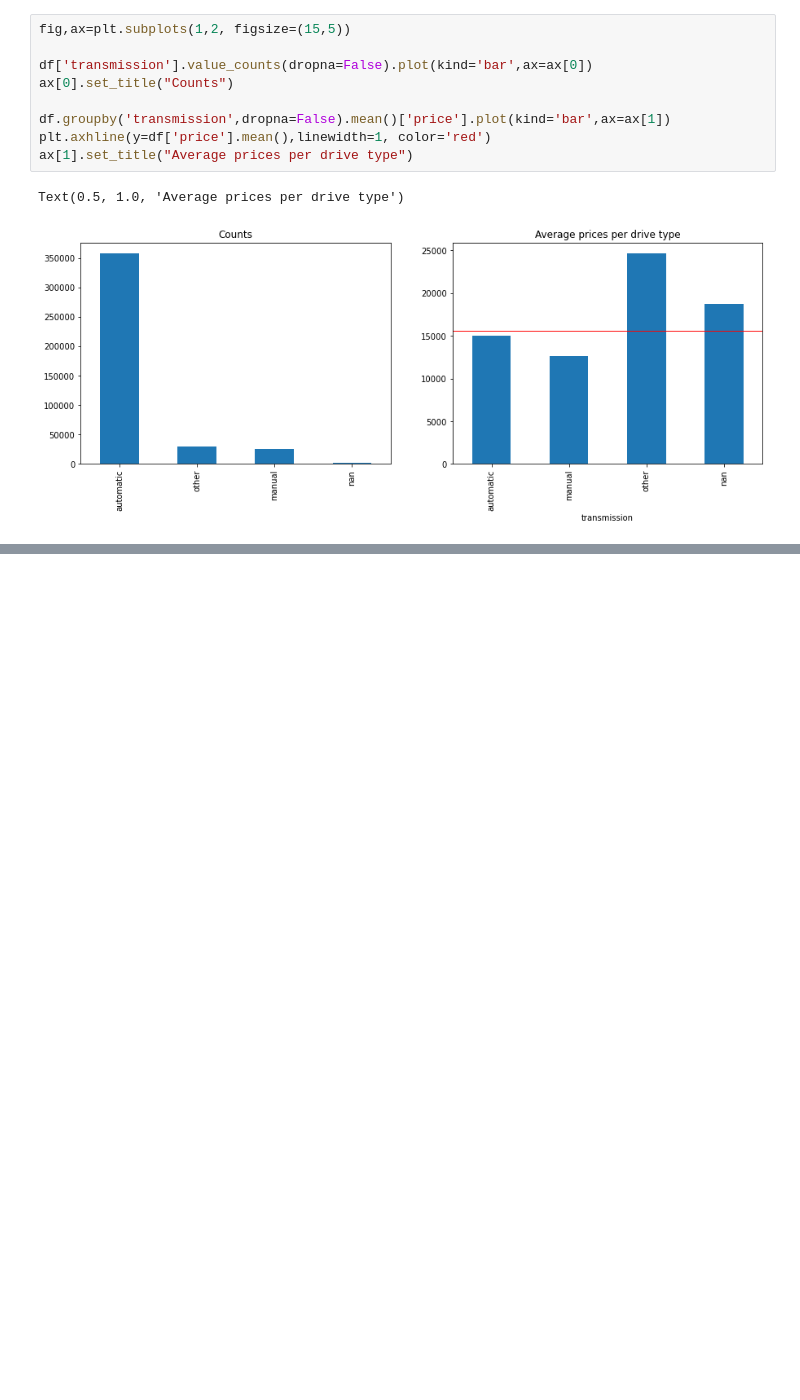
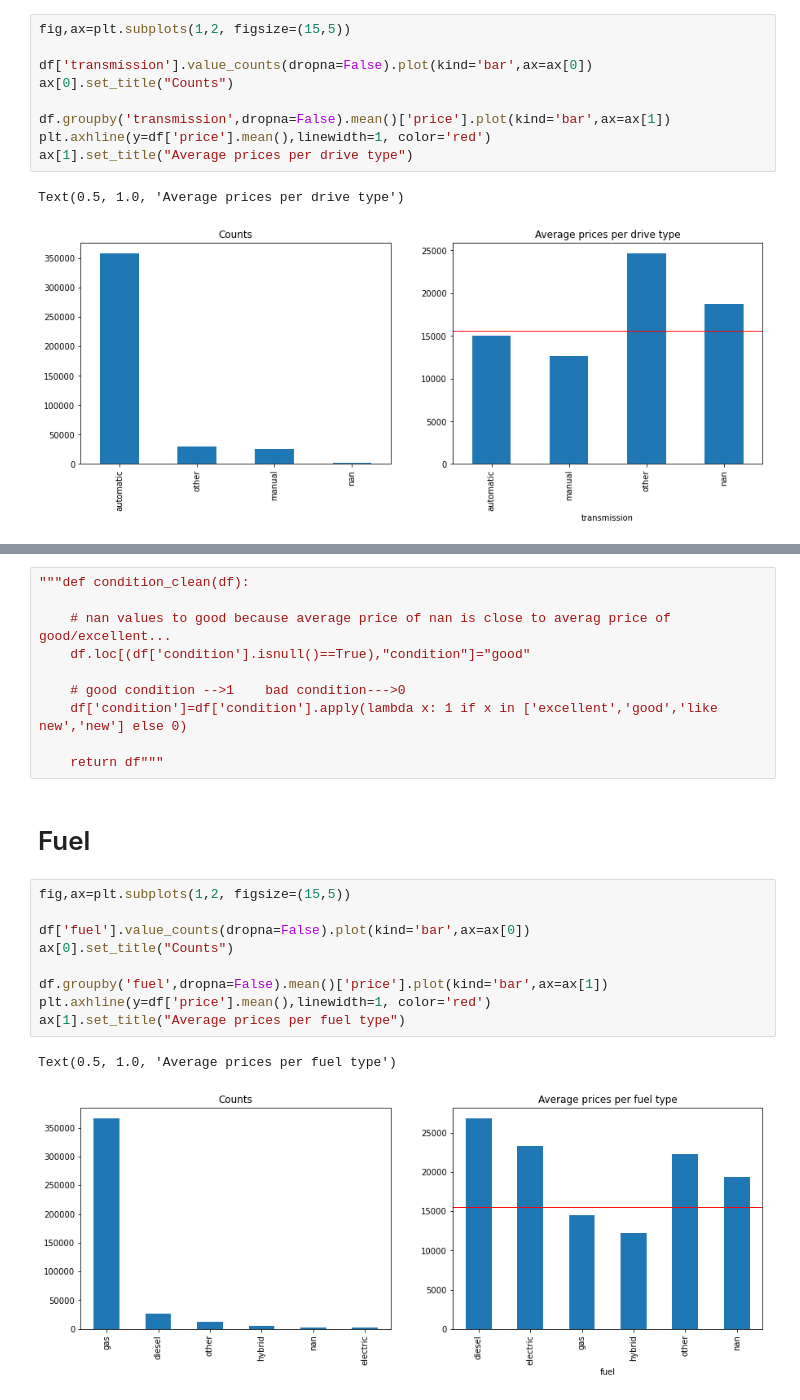
Before and after one commit to ixiaopan/GroupWork, a Jupyter notebook: DataMining/EDA_Jerry.ipynb, the cells around one changed output, grey strips where cells are left out. Saved outputs shown, nothing was run; the diff lists cells and outputs as text; blank space fills up the shorter version.

```diff
--- a/DataMining/EDA_Jerry.ipynb
+++ b/DataMining/EDA_Jerry.ipynb
@@ -257,0 +319,24 @@ Text(0.5, 1.0, 'Average prices per drive type')
+# %%
+"""def condition_clean(df):
+
+    # nan values to good because average price of nan is close to averag price of good/excellent...
+    df.loc[(df['condition'].isnull()==True),"condition"]="good"
+
+    # good condition -->1    bad condition--->0
+    df['condition']=df['condition'].apply(lambda x: 1 if x in ['excellent','good','like new','new'] else 0)
+
+    return df"""
+# %% [markdown]
+# Fuel
+# %%
+fig,ax=plt.subplots(1,2, figsize=(15,5))
+
+df['fuel'].value_counts(dropna=False).plot(kind='bar',ax=ax[0])
+ax[0].set_title("Counts")
+
+df.groupby('fuel',dropna=False).mean()['price'].plot(kind='bar',ax=ax[1])
+plt.axhline(y=df['price'].mean(),linewidth=1, color='red')
+ax[1].set_title("Average prices per fuel type")
+# %% [output]
+Text(0.5, 1.0, 'Average prices per fuel type')
+[figure, added]
```
Also changed, not shown: parts of 11 cells of this notebook.
